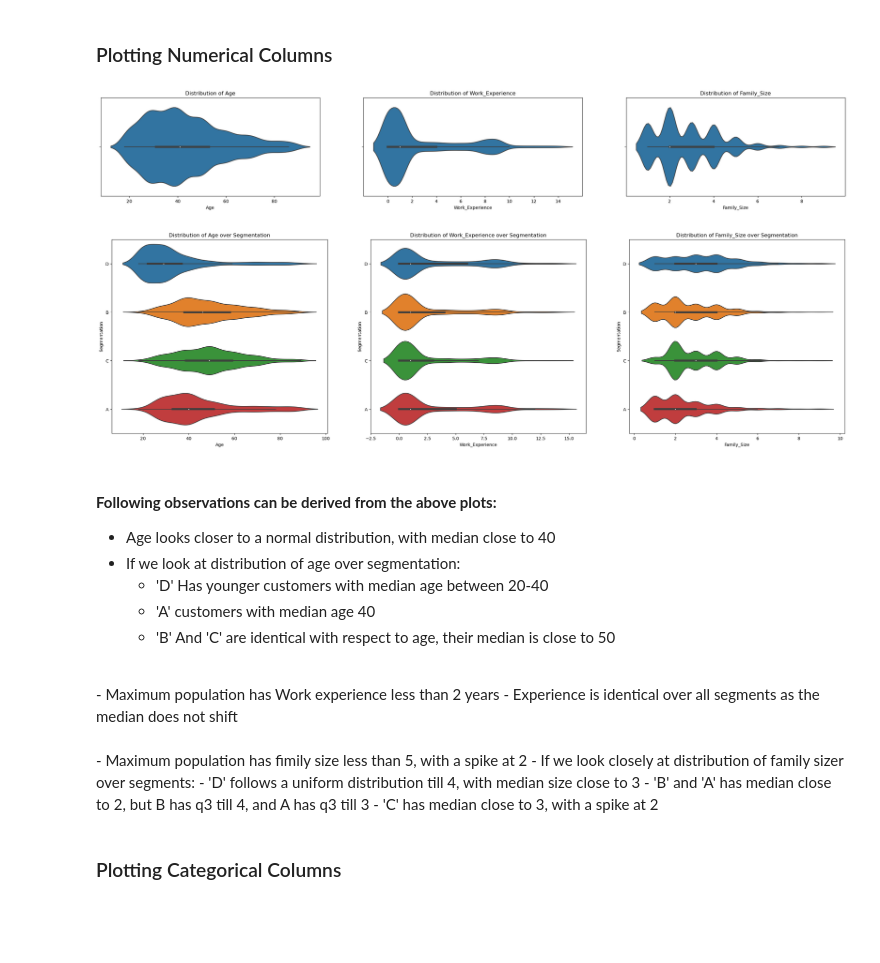
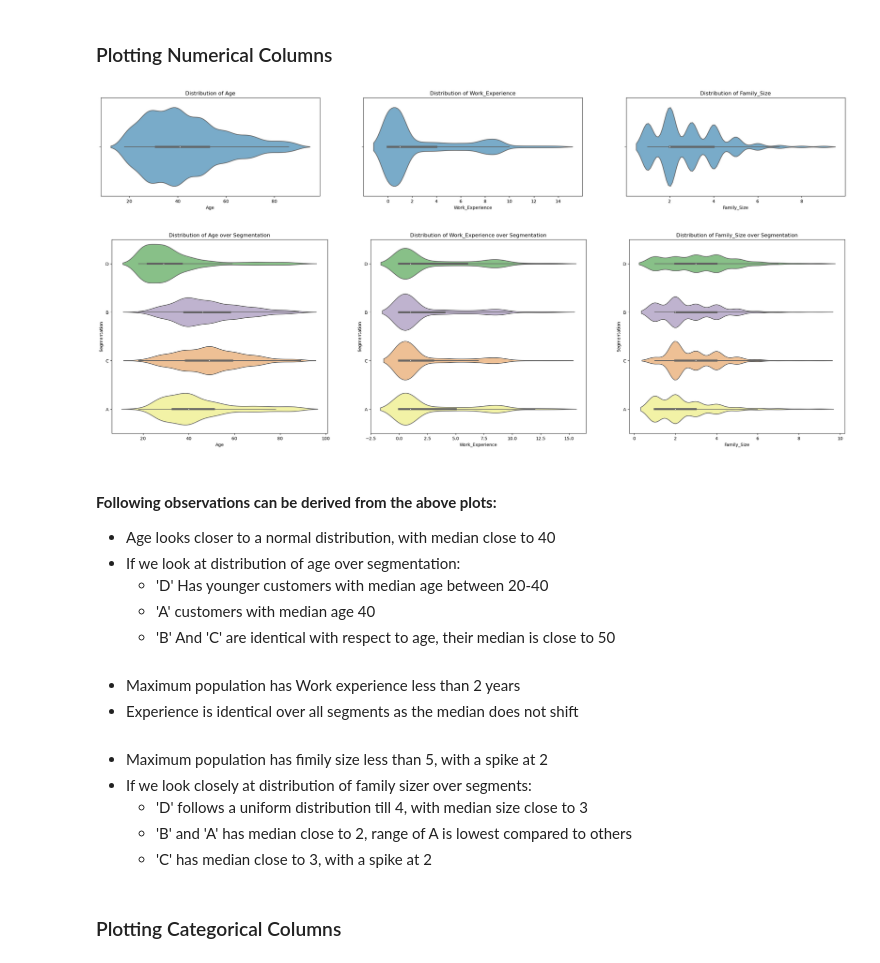
Before and after one commit to Neeraj-Prakash/Customer-Segment-Classification-Multiclass, a Jupyter notebook: 01 - EDA.ipynb, the cells around one changed output. Cells and saved outputs as stored; diff of their text form; code cells hidden in the pictures; blank space fills up the shorter version.

```diff
--- a/01 - EDA.ipynb
+++ b/01 - EDA.ipynb
@@ -138,30 +102,27 @@ pdf = df_nr.toPandas()
 # %%
 fig, ax = plt.subplots(1,3, figsize=(30,4))
 for i, subplots in zip(num_cols, ax.flatten()):
-    sns.violinplot( x=pdf[i], ax=subplots).set_title(f'Distribution of {i}')
+    sns.violinplot( x=pdf[i], ax=subplots, palette='Blues_r').set_title(f'Distribution of {i}')
 
 fig, ax = plt.subplots(1,3, figsize=(30,8))
 for i, subplots in zip(num_cols, ax.flatten()):
-    sns.violinplot(x=i, y='Segmentation', data=pdf, ax=subplots).set_title(f'Distribution of {i} over Segmentation')
+    sns.violinplot(x=i, y='Segmentation', data=pdf, ax=subplots, palette='Accent').set_title(f'Distribution of {i} over Segmentation')
 # %% [output]
-[figure, old version]
+[figure, new version]
-[figure, old version]
+[figure, new version]
 # %% [markdown]
 #### **Following observations can be derived from the above plots:**
 - Age looks closer to a normal distribution, with median close to 40
 - If we look at distribution of age over segmentation:
     - 'D' Has younger customers with median age between 20-40
     - 'A' customers with median age 40
-    - 'B' And 'C' are identical with respect to age, their median is close to 50  <br>
-<br>
+    - 'B' And 'C' are identical with respect to age, their median is close to 50  <br><br>
 - Maximum population has Work experience less than 2 years
-- Experience is identical over all segments as the median does not shift
-<br>
-<br>
+- Experience is identical over all segments as the median does not shift  <br><br>
 - Maximum population has fimily size less than 5, with a spike at 2
 - If we look closely at distribution of family sizer over segments:
     - 'D' follows a uniform distribution till 4, with median size close to 3
-    - 'B' and 'A' has median close to 2, but B has q3 till 4, and A has q3 till 3
+    - 'B' and 'A' has median close to 2, range of A is lowest compared to others
     - 'C' has median close to 3, with a spike at 2
 # %% [markdown]
 ### Plotting Categorical Columns
```
Also changed, not shown: parts of 17 cells of this notebook, 2 other files.
